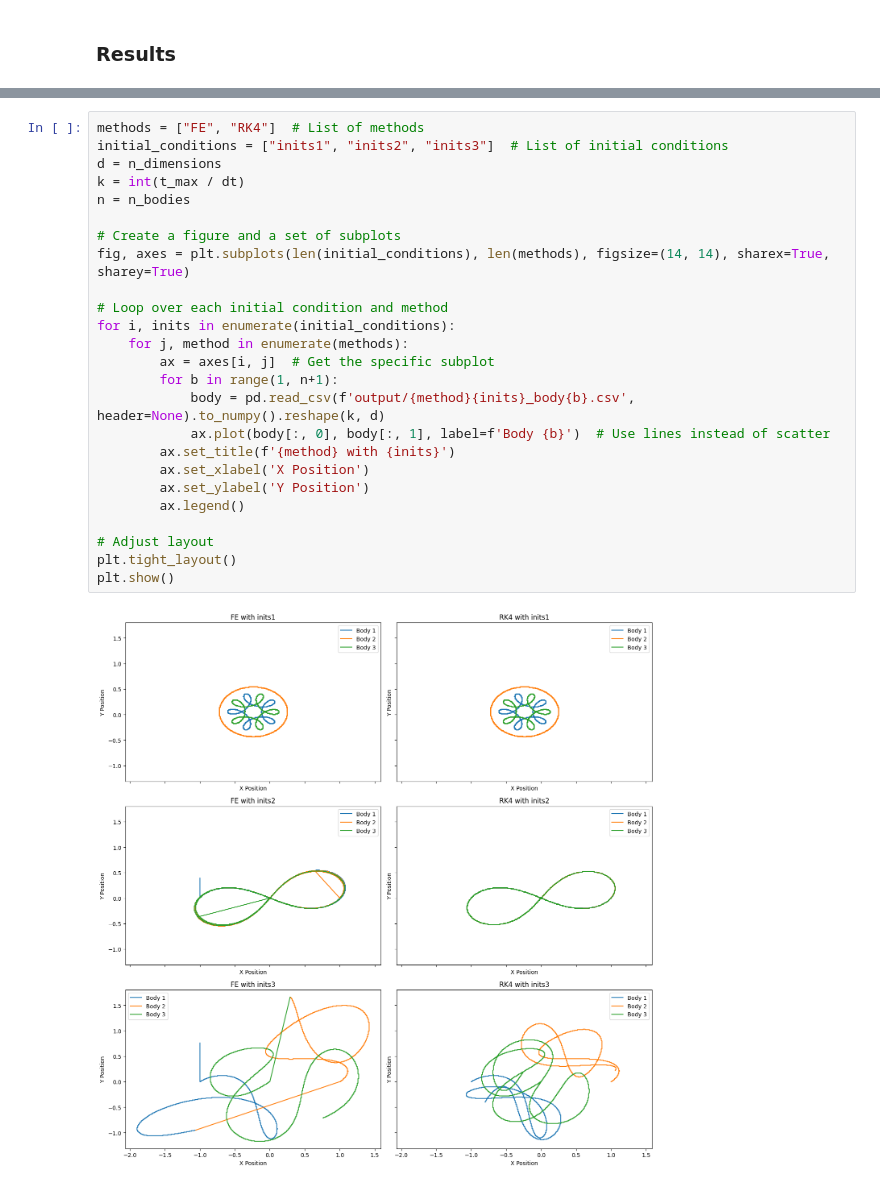
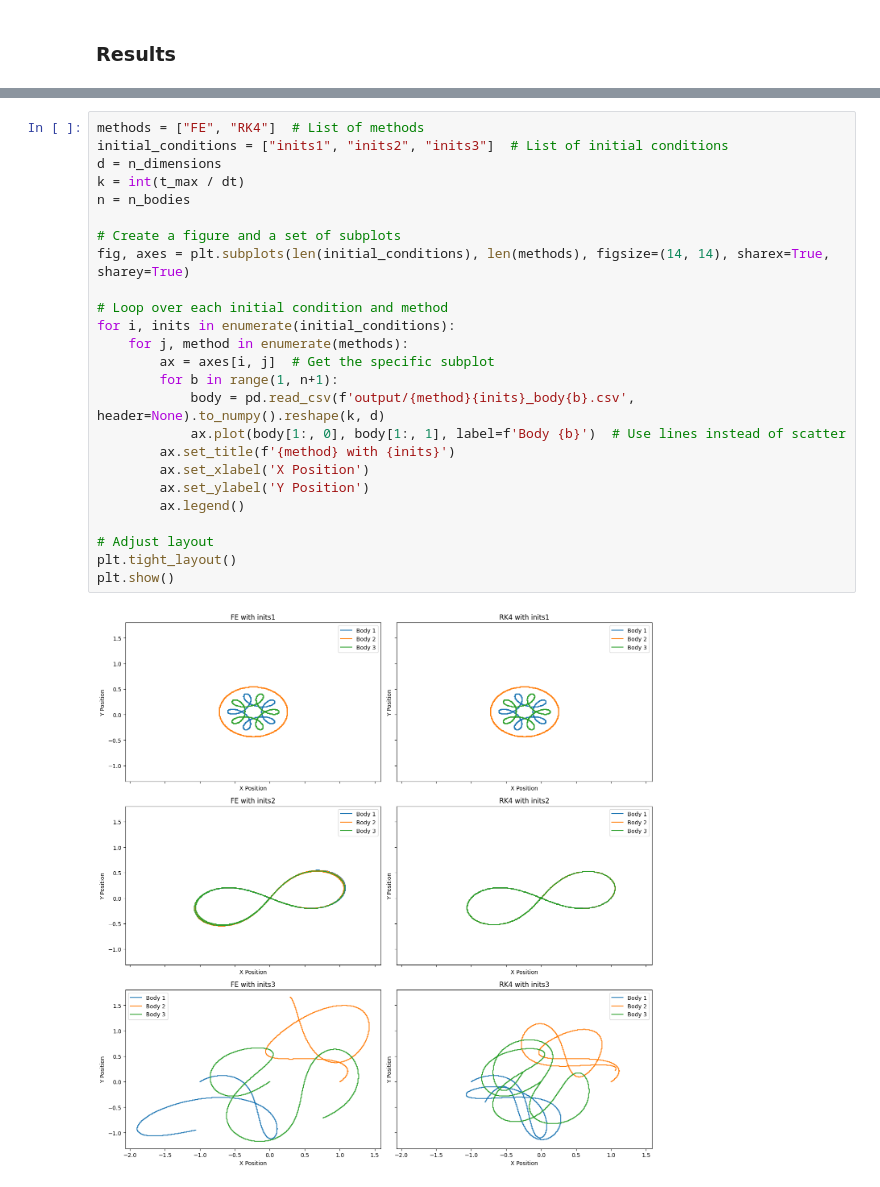
Before and after one commit to ClaasFil/metro_model_development, a Jupyter notebook: old_solutions/verena/project_verena/nbody.ipynb, the cells around one changed output, grey strips where cells are left out. Drawn from its saved outputs; the diff is of its cells as text.

```diff
--- a/old_solutions/verena/project_verena/nbody.ipynb
+++ b/old_solutions/verena/project_verena/nbody.ipynb
@@ -80,27 +80,27 @@ plt.show()
 # %%
 methods = ["FE", "RK4"]  # List of methods
 initial_conditions = ["inits1", "inits2", "inits3"]  # List of initial conditions
 d = n_dimensions
 k = int(t_max / dt)
 n = n_bodies
 
 # Create a figure and a set of subplots
 fig, axes = plt.subplots(len(initial_conditions), len(methods), figsize=(14, 14), sharex=True, sharey=True)
 
 # Loop over each initial condition and method
 for i, inits in enumerate(initial_conditions):
     for j, method in enumerate(methods):
         ax = axes[i, j]  # Get the specific subplot
         for b in range(1, n+1):
             body = pd.read_csv(f'output/{method}{inits}_body{b}.csv', header=None).to_numpy().reshape(k, d)
-            ax.plot(body[:, 0], body[:, 1], label=f'Body {b}')  # Use lines instead of scatter
+            ax.plot(body[1:, 0], body[1:, 1], label=f'Body {b}')  # Use lines instead of scatter
         ax.set_title(f'{method} with {inits}')
         ax.set_xlabel('X Position')
         ax.set_ylabel('Y Position')
         ax.legend()
 
 # Adjust layout
 plt.tight_layout()
 plt.show()
 # %% [output]
-[figure, old version]
+[figure, new version]
```
Also changed, not shown: parts of 2 cells of this notebook, 16 other files.
